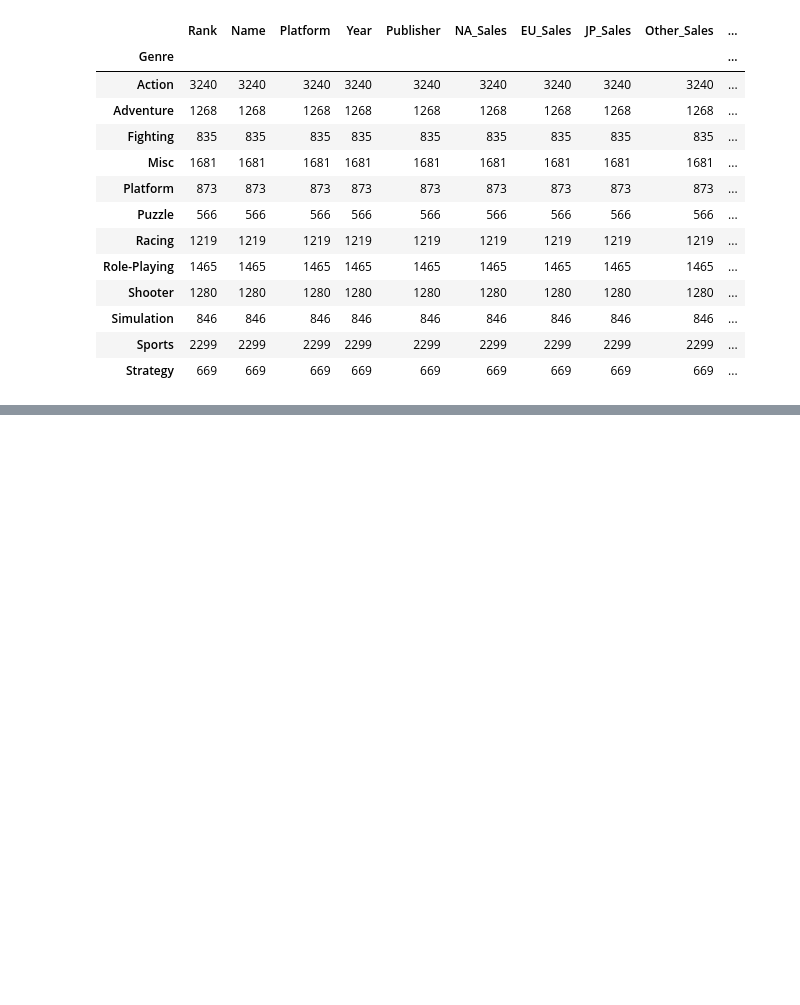
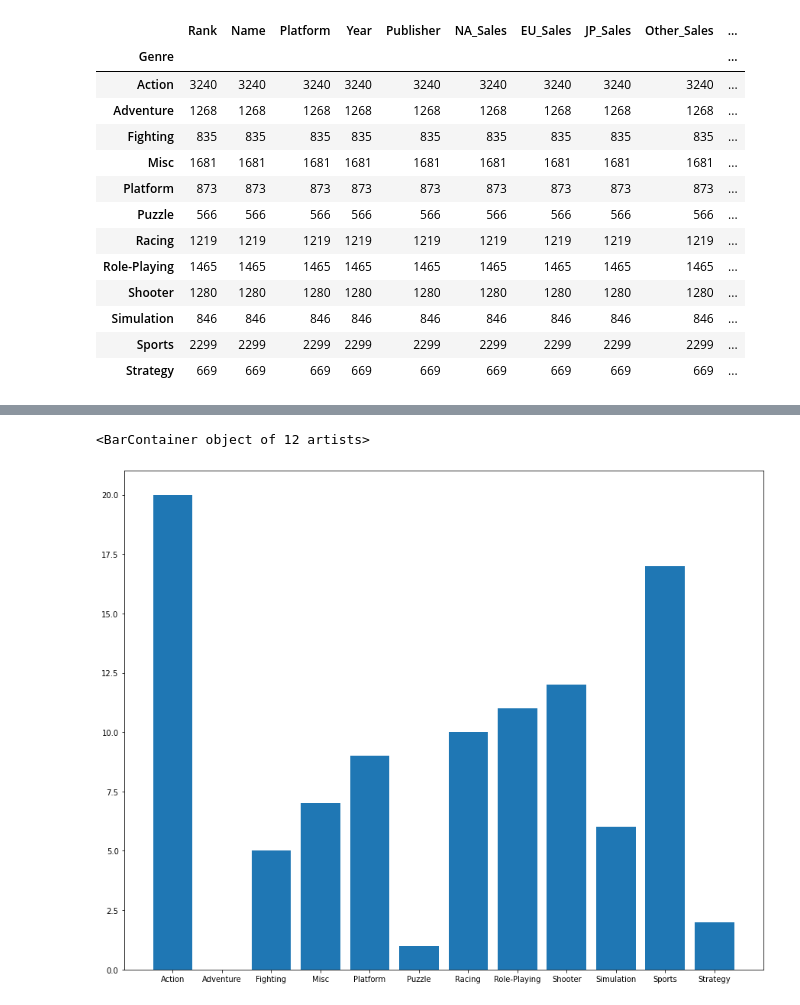
Before and after one commit to kks4536/Project1, a Jupyter notebook: AI_16_김경수_section1 (1).ipynb, the cells around one changed output, grey strips where cells are left out. Saved outputs shown, nothing was run; the diff lists cells and outputs as text; code cells hidden in the pictures; blank space fills up the shorter version.

```diff
--- a/AI_16_김경수_section1 (1).ipynb
+++ b/AI_16_김경수_section1 (1).ipynb
@@ -528,0 +604,3 @@ df_top100.head(20)
+# %%
+df_top100_genre = df_top100.groupby('Genre').count()
+df_top100_genre
@@ -528,0 +622,6 @@ df_top100.head(20)
+# %%
+plt.figure(figsize = (15, 12))
+plt.bar(df_top100_genre.index, df_top100_genre.Total_Sales)
+# %% [output]
+<BarContainer object of 12 artists>
+[figure, added]
```
Also changed, not shown: parts of 9 cells of this notebook.
